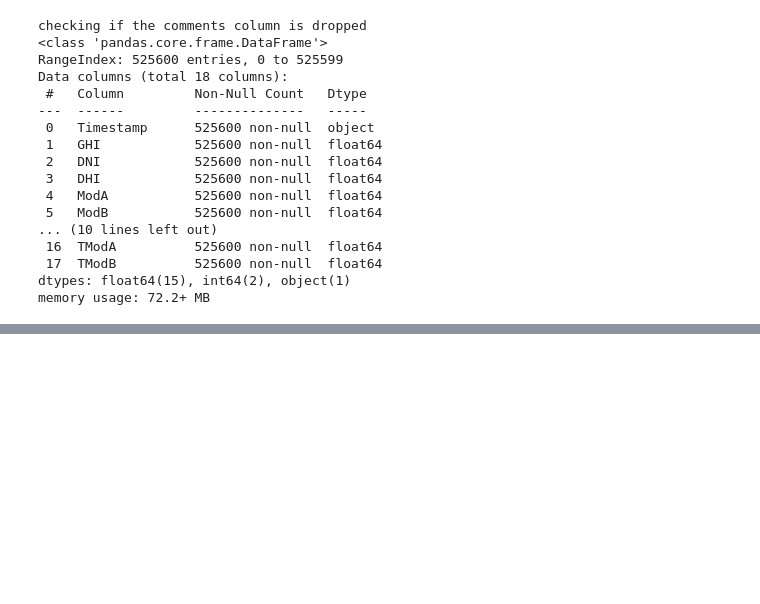
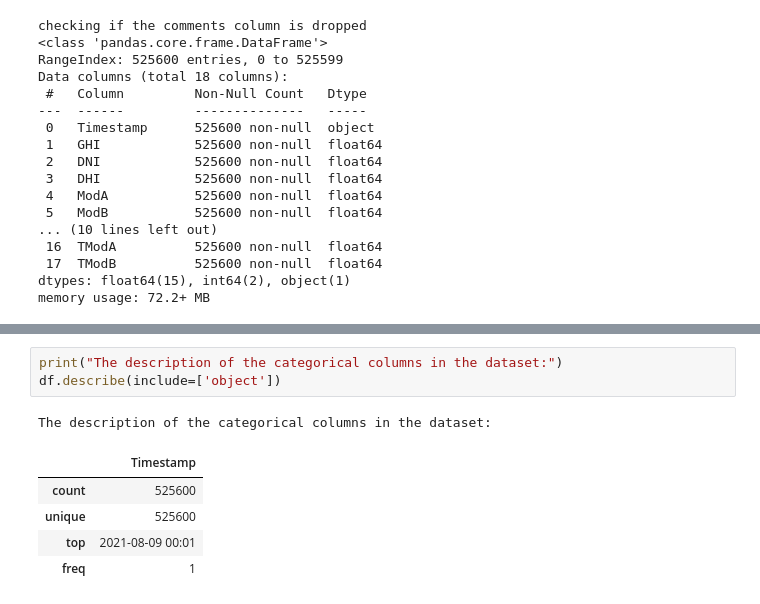
Before and after one commit to Feven777/solar-challenge-week0, a Jupyter notebook: notebook/benin_eda.ipynb, the cells around one changed output, grey strips where cells are left out. Cells and saved outputs as stored; diff of their text form; blank space fills up the shorter version.

```diff
--- a/notebook/benin_eda.ipynb
+++ b/notebook/benin_eda.ipynb
@@ -125,0 +140,10 @@ memory usage: 72.2+ MB
+# %%
+print("The description of the categorical columns in the dataset:")
+df.describe(include=['object'])
+# %% [output]
+The description of the categorical columns in the dataset:
+|  | Timestamp |
+| count | 525600 |
+| unique | 525600 |
+| top | 2021-08-09 00:01 |
+| freq | 1 |
```
Also changed, not shown: parts of 4 cells of this notebook.
